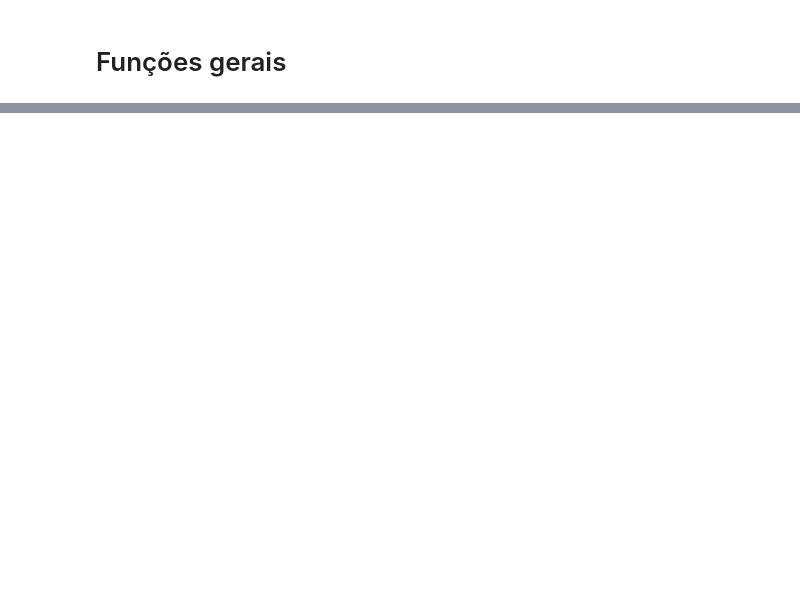
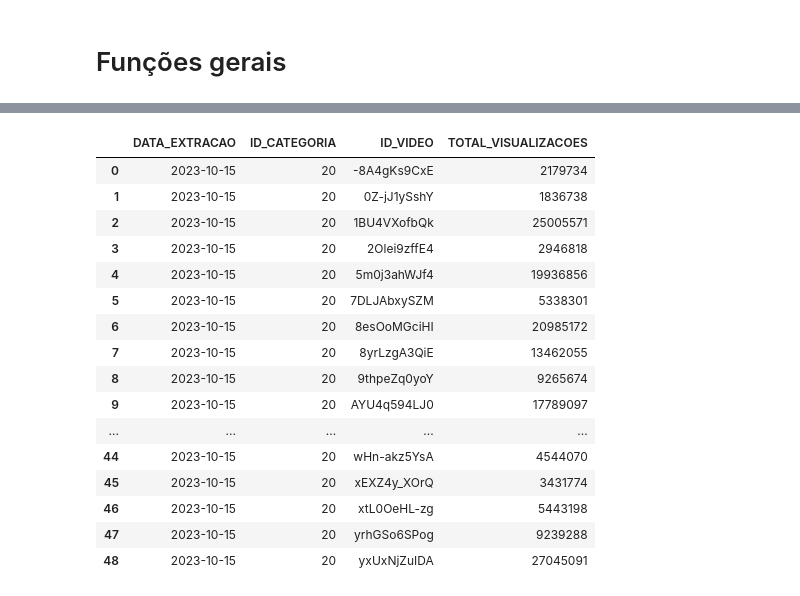
Before and after one commit to rodrigorocha1/analise_dados_youtube, a Jupyter notebook: notebooks/etl_trends.ipynb, the cells around one changed output, grey strips where cells are left out. Cells and saved outputs as stored; diff of their text form; code cells hidden in the pictures; blank space fills up the shorter version.

```diff
--- a/notebooks/etl_trends.ipynb
+++ b/notebooks/etl_trends.ipynb
@@ -248,0 +223,2 @@ base_trends.to_parquet('../data/ouro_csv/trends/trends_novo.parquet')
+# %%
+base_original = base_original.sort_values(by=['DATA_EXTRACAO', 'INDICE_TURNO_EXTRACAO', 'ID_CATEGORIA', 'ID_CANAL', 'ID_VIDEO'])
@@ -248,0 +259,22 @@ base_trends.to_parquet('../data/ouro_csv/trends/trends_novo.parquet')
+# %%
+base_original.query('DATA_EXTRACAO == "2023-10-15" and ID_CATEGORIA == "20"').groupby(['DATA_EXTRACAO', 'ID_CATEGORIA','ID_VIDEO']).agg(
+    TOTAL_VISUALIZACOES=('TOTAL_VISUALIZACOES', 'sum')
+).reset_index()
+# %% [output]
+|  | DATA_EXTRACAO | ID_CATEGORIA | ID_VIDEO | TOTAL_VISUALIZACOES |
+| 0 | 2023-10-15 | 20 | -8A4gKs9CxE | 2179734 |
+| 1 | 2023-10-15 | 20 | 0Z-jJ1ySshY | 1836738 |
+| 2 | 2023-10-15 | 20 | 1BU4VXofbQk | 25005571 |
+| 3 | 2023-10-15 | 20 | 2Olei9zffE4 | 2946818 |
+| 4 | 2023-10-15 | 20 | 5m0j3ahWJf4 | 19936856 |
+| 5 | 2023-10-15 | 20 | 7DLJAbxySZM | 5338301 |
+| 6 | 2023-10-15 | 20 | 8esOoMGciHI | 20985172 |
+| 7 | 2023-10-15 | 20 | 8yrLzgA3QiE | 13462055 |
+| 8 | 2023-10-15 | 20 | 9thpeZq0yoY | 9265674 |
+| 9 | 2023-10-15 | 20 | AYU4q594LJ0 | 17789097 |
+| ... | ... | ... | ... | ... |
+| 44 | 2023-10-15 | 20 | wHn-akz5YsA | 4544070 |
+| 45 | 2023-10-15 | 20 | xEXZ4y_XOrQ | 3431774 |
+| 46 | 2023-10-15 | 20 | xtL0OeHL-zg | 5443198 |
+| 47 | 2023-10-15 | 20 | yrhGSo6SPog | 9239288 |
+| 48 | 2023-10-15 | 20 | yxUxNjZuIDA | 27045091 |
```
Also changed, not shown: parts of 38 cells of this notebook.
